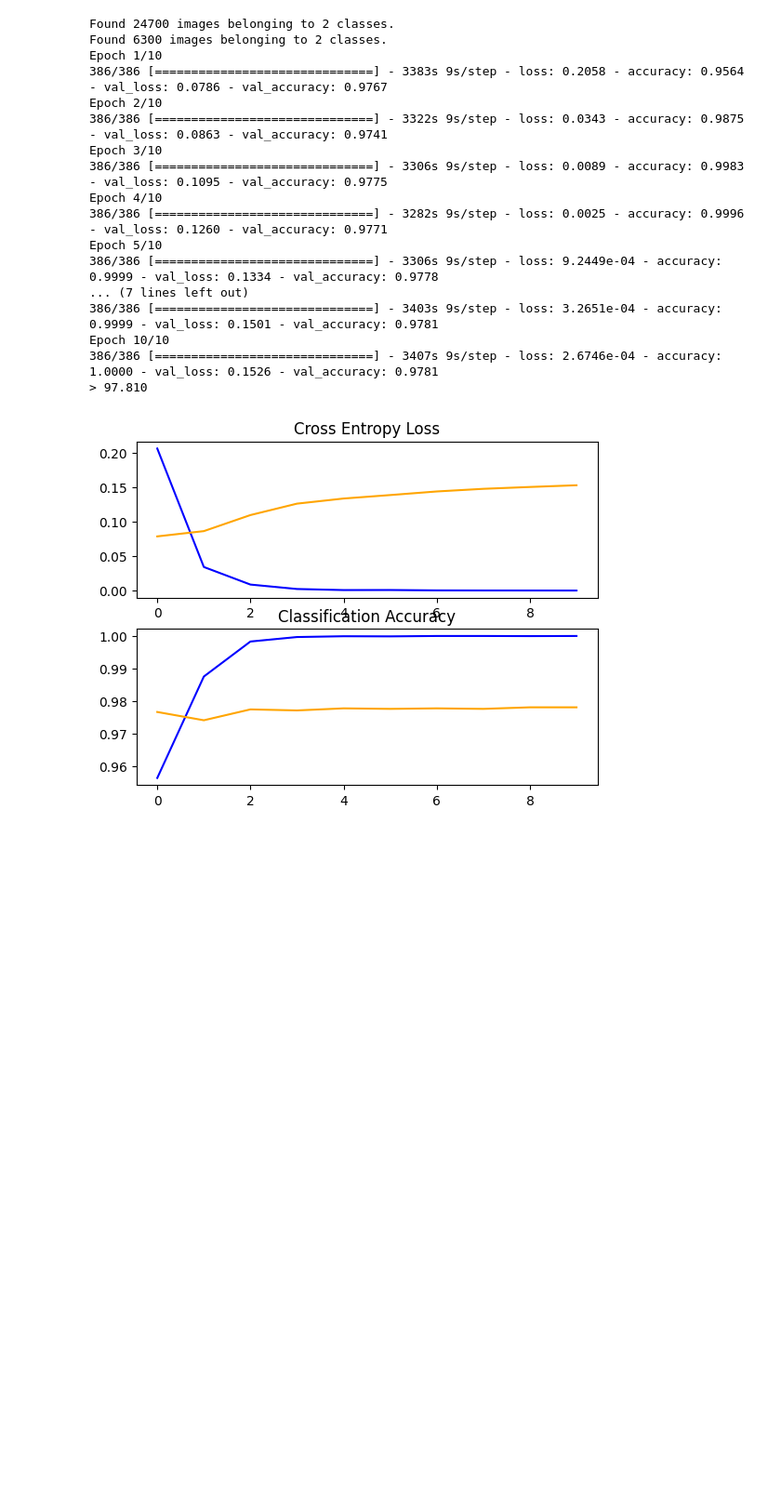
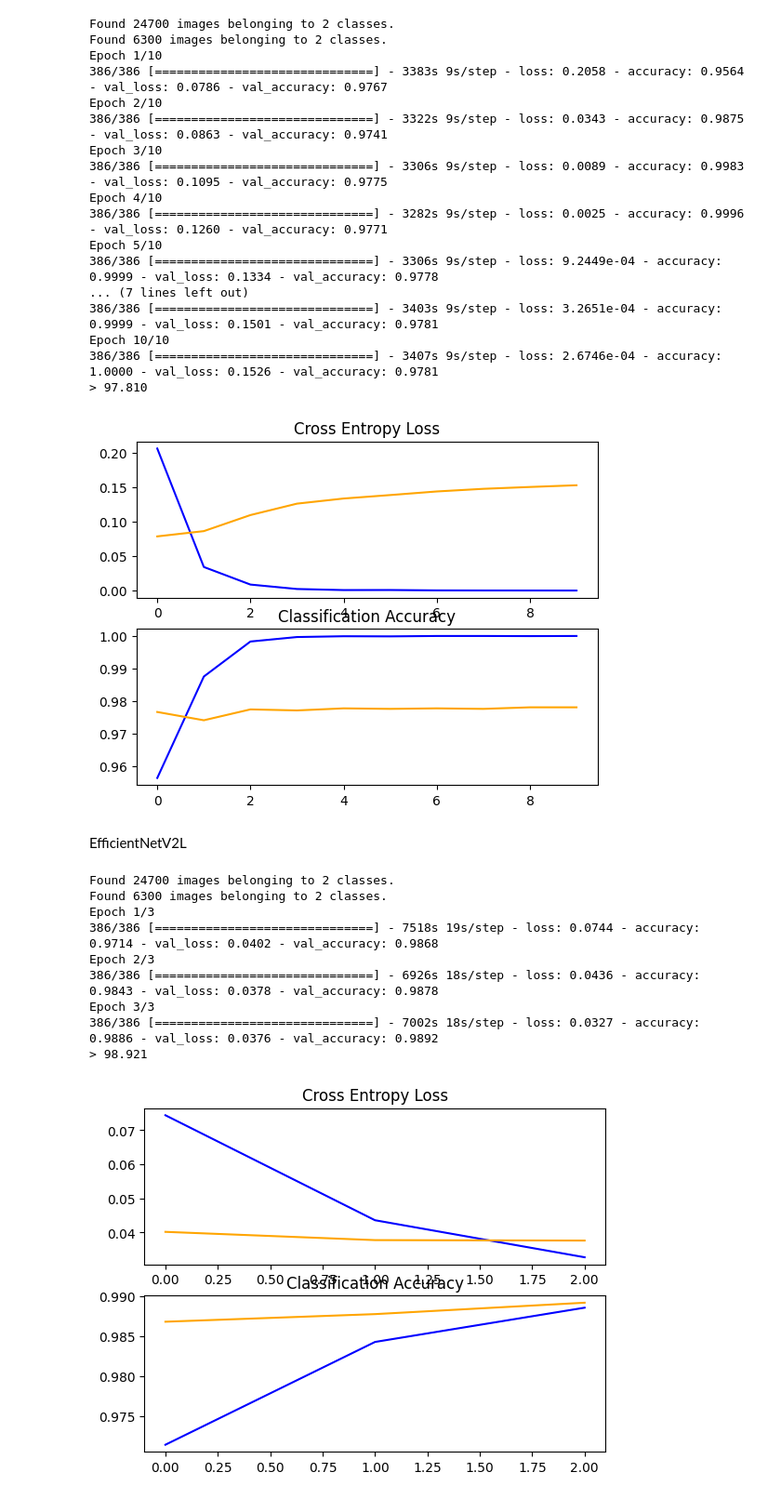
Before and after one commit to lirielly/Advanced-Topics-in-Artificial-Intelligence, a Jupyter notebook: code/data_augmentation.ipynb, the cells around one changed output. Shown: that part at 93% size. Drawn from its saved outputs; the diff is of its cells as text; code cells hidden in the pictures; blank space fills up the shorter version.

```diff
--- a/code/data_augmentation.ipynb
+++ b/code/data_augmentation.ipynb
@@ -417,3 +418,81 @@ Epoch 10/10
 386/386 [==============================] - 3407s 9s/step - loss: 2.6746e-04 - accuracy: 1.0000 - val_loss: 0.1526 - val_accuracy: 0.9781
 > 97.810
 [figure]
+# %% [markdown]
+EfficientNetV2L
+# %%
+# EfficientNetV2L model used for transfer learning on the dogs and cats dataset
+
+# define cnn model
+def define_model():
+	# load model
+	model = EfficientNetV2L(include_top=False, input_shape=(224, 224, 3))
+	# mark loaded layers as not trainable
+	for layer in model.layers:
+		layer.trainable = False
+	# add new classifier layers
+	flat1 = Flatten()(model.layers[-1].output)
+	class1 = Dense(128, activation='relu', kernel_initializer='he_uniform')(flat1)
+	output = Dense(1, activation='sigmoid')(class1)
+	# define new model
+	model = Model(inputs=model.inputs, outputs=output)
+	# compile model
+	opt = SGD(learning_rate=0.001, momentum=0.9)
+	model.compile(optimizer=opt, loss='binary_crossentropy', metrics=['accuracy'])
+	return model
+
+
+# plot diagnostic learning curves
+def summarize_diagnostics(history):
+	# plot loss
+	pyplot.subplot(211)
+	pyplot.title('Cross Entropy Loss')
+	pyplot.plot(history.history['loss'], color='blue', label='train')
+	pyplot.plot(history.history['val_loss'], color='orange', label='test')
+	# plot accuracy
+	pyplot.subplot(212)
+	pyplot.title('Classification Accuracy')
+	pyplot.plot(history.history['accuracy'], color='blue', label='train')
+	pyplot.plot(history.history['val_accuracy'], color='orange', label='test')
+	# save plot to file
+	filename = sys.argv[0].split('/')[-1]
+	pyplot.savefig(filename + '_plot.png')
+	pyplot.show()
+	pyplot.close()
+
+
+# run the test harness for evaluating a model
+def run_test_harness():
+	# define model
+	model = define_model()
+	# create data generator
+	datagen = ImageDataGenerator(featurewise_center=True)
+	# specify imagenet mean values for centering
+	datagen.mean = [123.68, 116.779, 103.939]
+	# prepare iterator
+	train_it = datagen.flow_from_directory(train_path,
+		class_mode='binary', batch_size=64, target_size=(224, 224))
+	test_it = datagen.flow_from_directory(test_path,
+		class_mode='binary', batch_size=64, target_size=(224, 224))
+	# fit model
+	history = model.fit(train_it, steps_per_epoch=len(train_it),
+		validation_data=test_it, validation_steps=len(test_it), epochs=3, verbose=1)
+	# evaluate model
+	_, acc = model.evaluate(test_it, steps=len(test_it), verbose=0)
+	print('> %.3f' % (acc * 100.0))
+	# learning curves
+	summarize_diagnostics(history)
+
+# entry point, run the test harness
+run_test_harness()
+# %% [output]
+Found 24700 images belonging to 2 classes.
+Found 6300 images belonging to 2 classes.
+Epoch 1/3
+386/386 [==============================] - 7518s 19s/step - loss: 0.0744 - accuracy: 0.9714 - val_loss: 0.0402 - val_accuracy: 0.9868
+Epoch 2/3
+386/386 [==============================] - 6926s 18s/step - loss: 0.0436 - accuracy: 0.9843 - val_loss: 0.0378 - val_accuracy: 0.9878
+Epoch 3/3
+386/386 [==============================] - 7002s 18s/step - loss: 0.0327 - accuracy: 0.9886 - val_loss: 0.0376 - val_accuracy: 0.9892
+> 98.921
+[figure, added]
```
Also changed, not shown: parts of 1 cell of this notebook, 3 other files.
